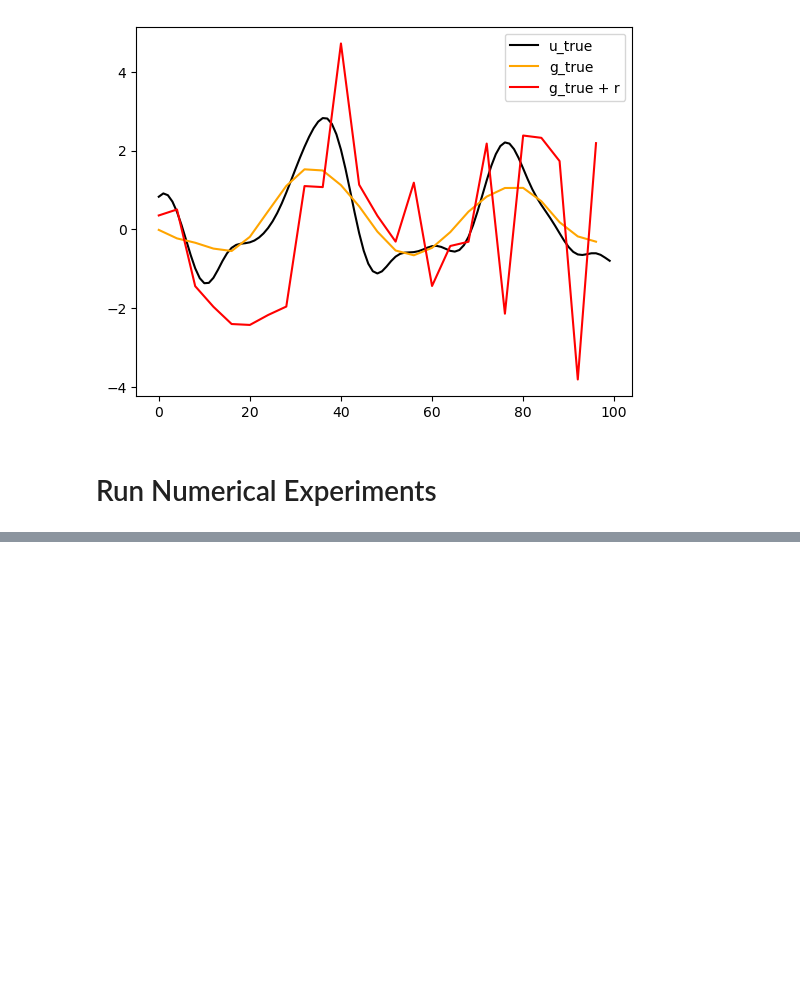
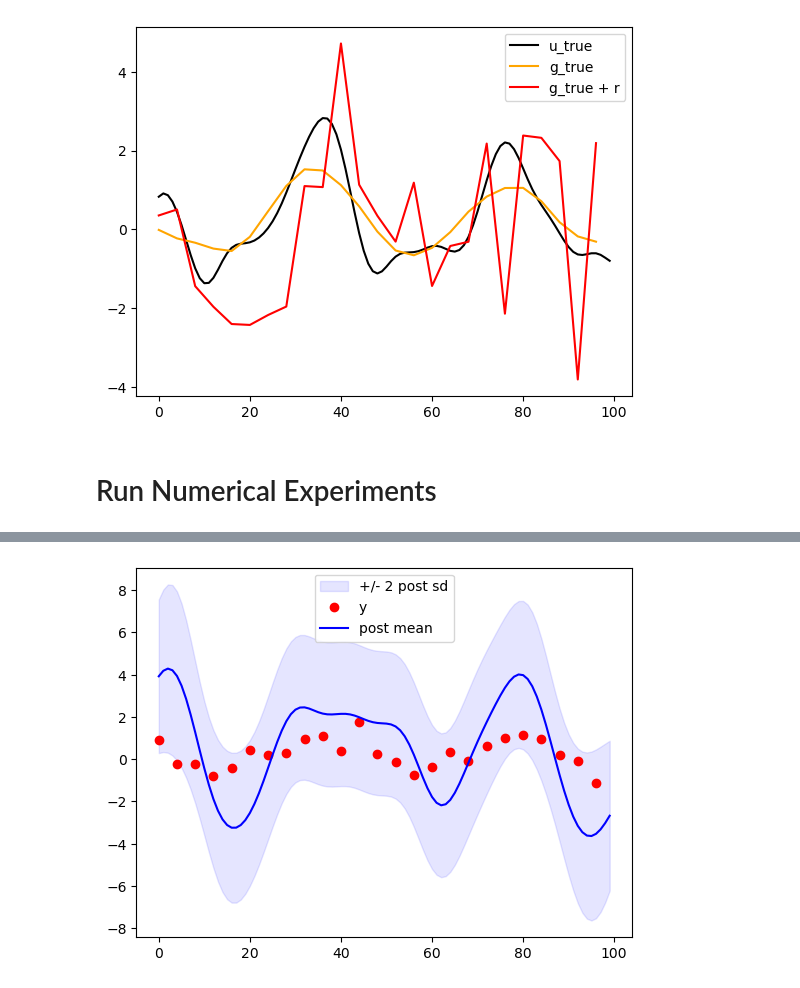
Before and after one commit to arob5/Bayesian-inference-with-surrogates, a Jupyter notebook: experiments/linear_Gaussian/linear_Gaussian_experiment.ipynb, the cells around one changed output, grey strips where cells are left out. Cells and saved outputs as stored; diff of their text form; code cells hidden in the pictures; blank space fills up the shorter version.

```diff
--- a/experiments/linear_Gaussian/linear_Gaussian_experiment.ipynb
+++ b/experiments/linear_Gaussian/linear_Gaussian_experiment.ipynb
@@ -474,0 +211,3 @@ for s in cov_scalers:
+# %%
+test_idx = 0
+test = tests[test_idx]
@@ -474,0 +224,26 @@ for s in cov_scalers:
+# %%
+def plot_post_summary(test, post_name, grid):
+    if post_name == "exact":
+        post_rv = test.post
+    elif post_name == "eup":
+        post_rv = test.eup_post
+    elif post_name == "ep":
+        post_rv = test.ep_post
+    else:
+        raise ValueError(f"Invalid post_name {post_name}")
+
+    post_sd = np.sqrt(np.diag(post_rv.cov))
+    ci_lower = post_rv.mean - 2 * post_sd
+    ci_upper = post_rv.mean + 2 * post_sd
+
+    plt.fill_between(grid, ci_lower, ci_upper, color='blue', alpha=0.1, label="+/- 2 post sd")
+    # plt.plot(grid, inv_prob.u_true, color="black", label="u_true")
+    # plt.plot(grid, g_conv_true, color="orange", label="g_true")
+    plt.plot(idx_obs, test.y, "o", color="red", label="y")
+    plt.plot(grid, post_rv.mean, color="blue", label="post mean")
+    plt.legend()
+    plt.show()
+# %%
+plot_post_summary(test, 'ep', grid)
+# %% [output]
+[figure, added]
```
Also changed, not shown: parts of 35 cells of this notebook, 6 other files.
